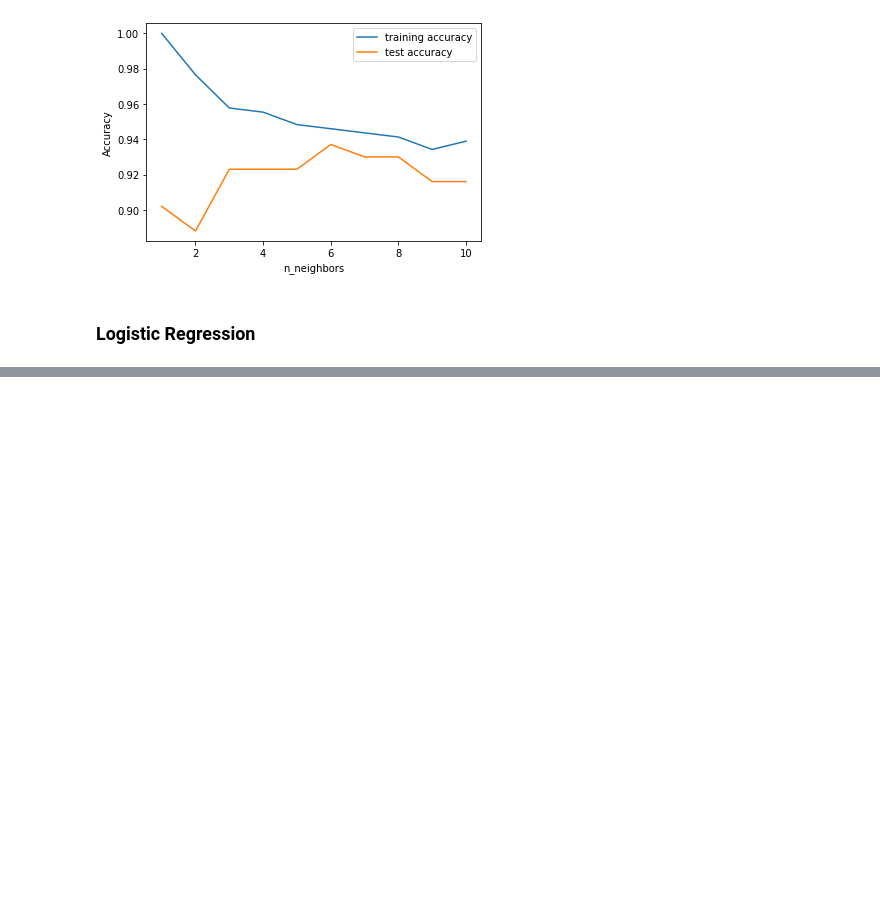
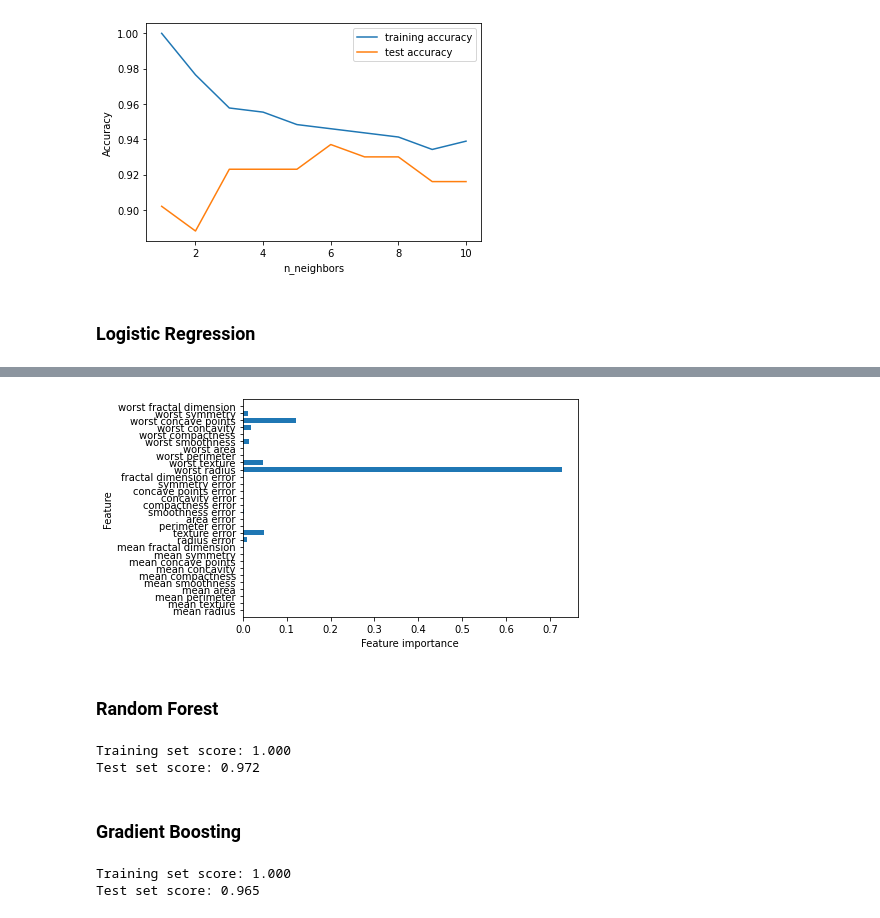
Before and after one commit to codejsha/machine-learning-examples, a Jupyter notebook: classification/breast-cancer-wisconsin.ipynb, the cells around one changed output, grey strips where cells are left out. Saved outputs shown, nothing was run; the diff lists cells and outputs as text; code cells hidden in the pictures; blank space fills up the shorter version.

Commit message:
update models

```diff
--- a/classification/breast-cancer-wisconsin.ipynb
+++ b/classification/breast-cancer-wisconsin.ipynb
@@ -88,9 +91,9 @@ test_accuracy = []
 neighbors_settings = range(1, 11)
 
 for n_neighbors in neighbors_settings:
-    model = KNeighborsClassifier(n_neighbors=n_neighbors)
-    model.fit(X_train, y_train)
+    knn_model = KNeighborsClassifier(n_neighbors=n_neighbors)
+    knn_model.fit(X_train, y_train)
 
-    training_accuracy.append(model.score(X_train, y_train))
-    test_accuracy.append(model.score(X_test, y_test))
+    training_accuracy.append(knn_model.score(X_train, y_train))
+    test_accuracy.append(knn_model.score(X_test, y_test))
 # %%
@@ -159,0 +176,9 @@ plt.legend()
+# %%
+# Decision Tree Classifier (max_depth=none)
+from sklearn.tree import DecisionTreeClassifier
+
+tree_model = DecisionTreeClassifier(random_state=0)
+tree_model.fit(X_train, y_train)
+
+print("Training set score: {:.3f}".format(tree_model.score(X_train, y_train)))
+print("Test set score: {:.3f}".format(tree_model.score(X_test, y_test)))
@@ -159,0 +204,7 @@ plt.legend()
+# %%
+# Pre-pruning Decision Tree Classifier (max_depth=4)
+tree_model_pruned = DecisionTreeClassifier(random_state=0, max_depth=4)
+tree_model_pruned.fit(X_train, y_train)
+
+print("Training set score: {:.3f}".format(tree_model_pruned.score(X_train, y_train)))
+print("Test set score: {:.3f}".format(tree_model_pruned.score(X_test, y_test)))
@@ -159,0 +226,19 @@ plt.legend()
+# %%
+# Feature Importances
+import numpy as np
+
+
+def plot_feature_importances_cancer(model):
+    n_features = cancer.data.shape[1]
+    plt.barh(np.arange(n_features), model.feature_importances_, align='center')
+    plt.yticks(np.arange(n_features), cancer.feature_names)
+    plt.xlabel("Feature importance")
+    plt.ylabel("Feature")
+    plt.ylim(-1, n_features)
+
+
+plot_feature_importances_cancer(tree_model_pruned)
+# %% [output]
+[figure, added]
+# %% [markdown]
+### Random Forest
@@ -159,0 +248,14 @@ plt.legend()
+# %%
+# Random Forest Classifier (n_estimators=100)
+from sklearn.ensemble import RandomForestClassifier
+
+random_forest_model = RandomForestClassifier(n_estimators=100, random_state=0)
+random_forest_model.fit(X_train, y_train)
+
+print("Training set score: {:.3f}".format(random_forest_model.score(X_train, y_train)))
+print("Test set score: {:.3f}".format(random_forest_model.score(X_test, y_test)))
+# %% [output]
+Training set score: 1.000
+Test set score: 0.972
+# %% [markdown]
+### Gradient Boosting
@@ -159,0 +265,12 @@ plt.legend()
+# %%
+# Gradient Boosting Classifier (n_estimators=100, max_depth=3)
+from sklearn.ensemble import GradientBoostingClassifier
+
+gradient_boosting_model = GradientBoostingClassifier(random_state=0)
+gradient_boosting_model.fit(X_train, y_train)
+
+print("Training set score: {:.3f}".format(gradient_boosting_model.score(X_train, y_train)))
+print("Test set score: {:.3f}".format(gradient_boosting_model.score(X_test, y_test)))
+# %% [output]
+Training set score: 1.000
+Test set score: 0.965
```
Also changed, not shown: parts of 30 cells of this notebook, 1 other file.
